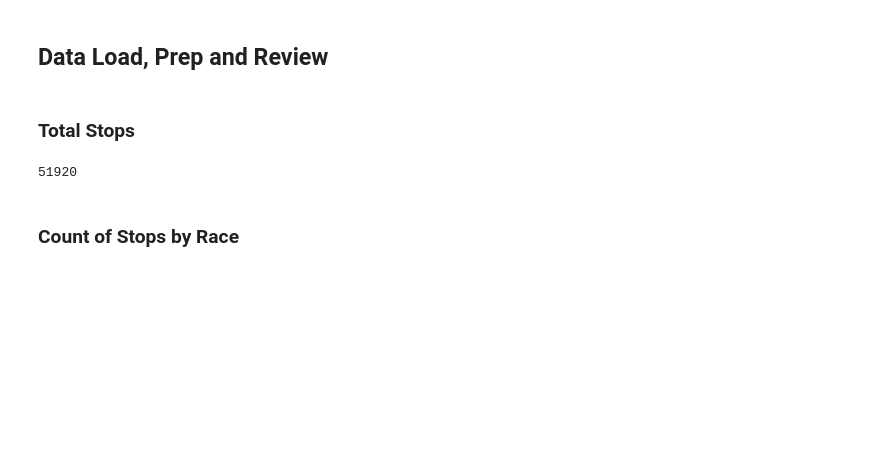
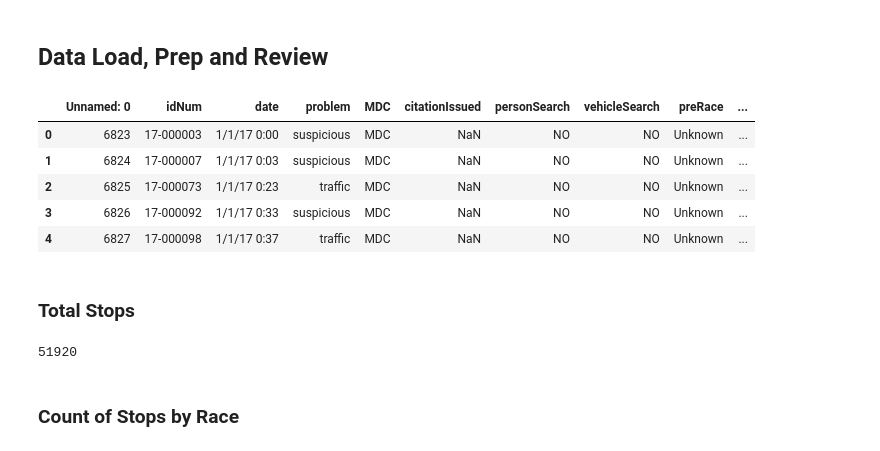
Before and after one commit to elu267/Project_GroupF, a Jupyter notebook: MN_Stop_Data.ipynb, the cells around one changed output. Cells and saved outputs as stored; diff of their text form; code cells hidden in the pictures; blank space fills up the shorter version.

```diff
--- a/MN_Stop_Data.ipynb
+++ b/MN_Stop_Data.ipynb
@@ -21,15 +21,24 @@ from pprint import pprint
 # %%
 # reading csv file
 StopOriginal = pd.read_csv('MplsStops_base.csv')
 # displaying file header and five rows
-#StopOriginal.head(100)
+StopOriginal.head()
 
 #data catg by precinct
 precinct_one = StopOriginal.loc[StopOriginal['policePrecinct'] == 1 ]
 precinct_two = StopOriginal.loc[StopOriginal['policePrecinct'] == 2 ]
 precinct_three = StopOriginal.loc[StopOriginal['policePrecinct'] == 3 ]
 precinct_four = StopOriginal.loc[StopOriginal['policePrecinct'] == 4 ]
 precinct_five = StopOriginal.loc[StopOriginal['policePrecinct'] == 5 ]
+
+StopOriginal.head()
+# %% [output]
+|  | Unnamed: 0 | idNum | date | problem | MDC | citationIssued | personSearch | vehicleSearch | preRace | ... |
+| 0 | 6823 | 17-000003 | 1/1/17 0:00 | suspicious | MDC | NaN | NO | NO | Unknown | ... |
+| 1 | 6824 | 17-000007 | 1/1/17 0:03 | suspicious | MDC | NaN | NO | NO | Unknown | ... |
+| 2 | 6825 | 17-000073 | 1/1/17 0:23 | traffic | MDC | NaN | NO | NO | Unknown | ... |
+| 3 | 6826 | 17-000092 | 1/1/17 0:33 | suspicious | MDC | NaN | NO | NO | Unknown | ... |
+| 4 | 6827 | 17-000098 | 1/1/17 0:37 | traffic | MDC | NaN | NO | NO | Unknown | ... |
 # %% [markdown]
 ### Total Stops
 # %%
```
Also changed, not shown: parts of 8 cells of this notebook, 1 other file.
